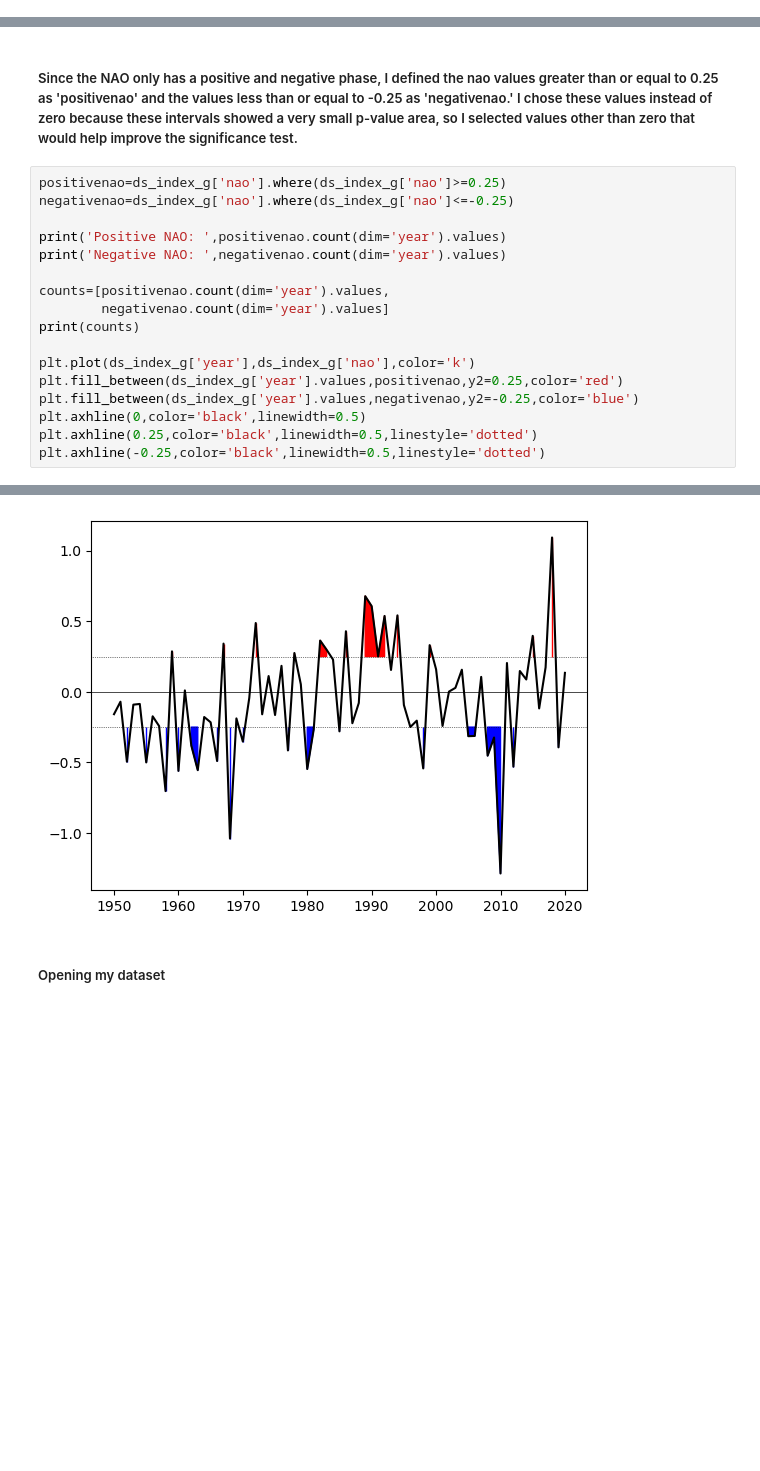
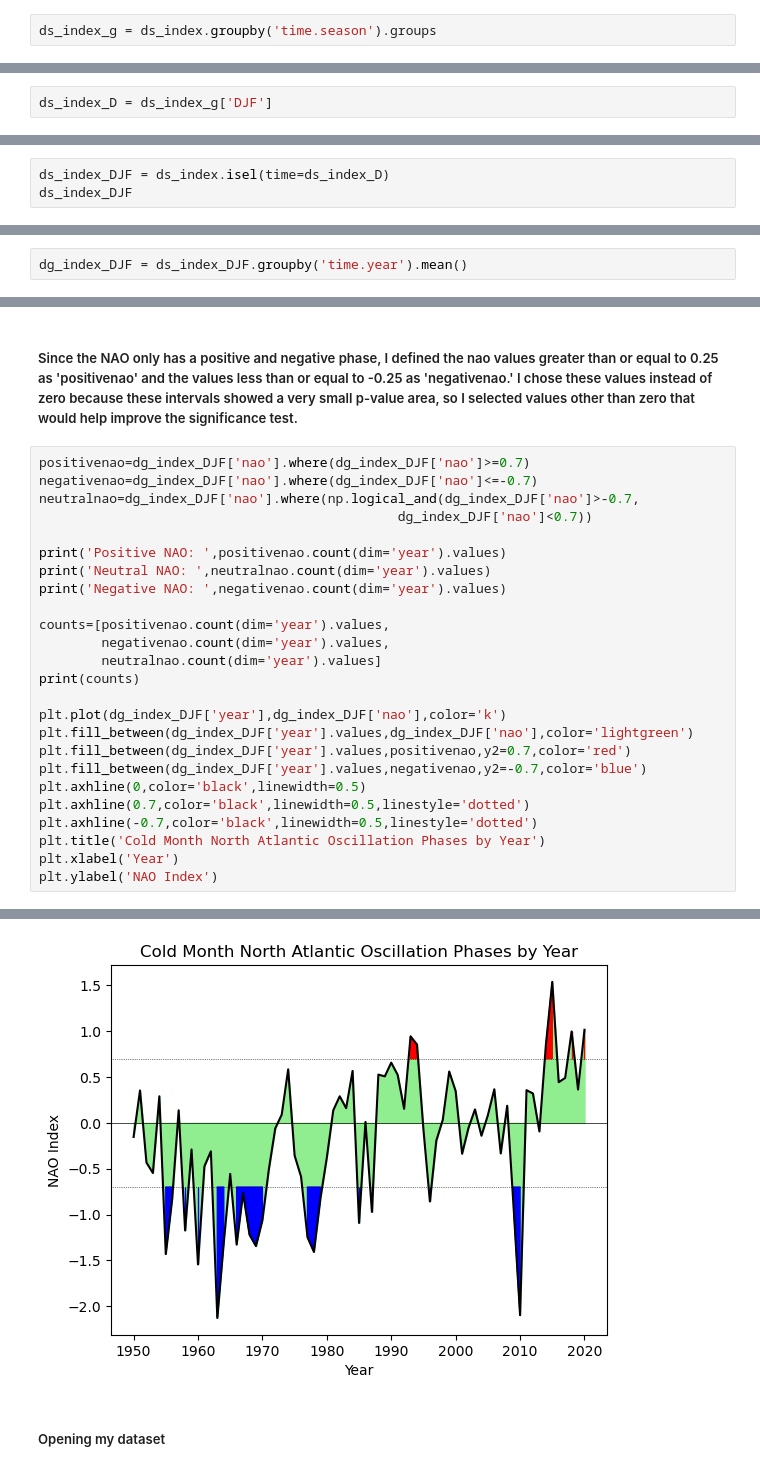
Before and after one commit to JStiles9552/Assignment_3_CLIM_680, a Jupyter notebook: Assignment_3_Revised.ipynb, the cells around one changed output, grey strips where cells are left out. Cells and saved outputs as stored; diff of their text form; blank space fills up the shorter version.

```diff
--- a/Assignment_3_Revised.ipynb
+++ b/Assignment_3_Revised.ipynb
@@ -63,0 +68,2 @@ Data variables:
+# %%
+ds_index_g = ds_index.groupby('time.season').groups
@@ -63,0 +72,2 @@ Data variables:
+# %%
+ds_index_D = ds_index_g['DJF']
@@ -63,0 +76,3 @@ Data variables:
+# %%
+ds_index_DJF = ds_index.isel(time=ds_index_D)
+ds_index_DJF
@@ -68 +88,3 @@ ds_index_g = ds_index.groupby('time.year').mean()
+# %%
+dg_index_DJF = ds_index_DJF.groupby('time.year').mean()
 # %%
@@ -73,20 +98,28 @@ plt.plot(ds_index_g['year'], ds_index_g['nao'])
 # %% [markdown]
 ##### Since the NAO only has a positive and negative phase, I defined the nao values greater than or equal to 0.25 as 'positivenao' and the values less than or equal to -0.25 as 'negativenao.' I chose these values instead of zero because these intervals showed a very small p-value area, so I selected values other than zero that would help improve the significance test.
 # %%
-positivenao=ds_index_g['nao'].where(ds_index_g['nao']>=0.25)
-negativenao=ds_index_g['nao'].where(ds_index_g['nao']<=-0.25)
+positivenao=dg_index_DJF['nao'].where(dg_index_DJF['nao']>=0.7)
+negativenao=dg_index_DJF['nao'].where(dg_index_DJF['nao']<=-0.7)
+neutralnao=dg_index_DJF['nao'].where(np.logical_and(dg_index_DJF['nao']>-0.7,
+                                              dg_index_DJF['nao']<0.7))
 
 print('Positive NAO: ',positivenao.count(dim='year').values)
+print('Neutral NAO: ',neutralnao.count(dim='year').values)
 print('Negative NAO: ',negativenao.count(dim='year').values)
 
 counts=[positivenao.count(dim='year').values,
-        negativenao.count(dim='year').values]
+        negativenao.count(dim='year').values,
+        neutralnao.count(dim='year').values]
 print(counts)
 
-plt.plot(ds_index_g['year'],ds_index_g['nao'],color='k')
-plt.fill_between(ds_index_g['year'].values,positivenao,y2=0.25,color='red')
-plt.fill_between(ds_index_g['year'].values,negativenao,y2=-0.25,color='blue')
+plt.plot(dg_index_DJF['year'],dg_index_DJF['nao'],color='k')
+plt.fill_between(dg_index_DJF['year'].values,dg_index_DJF['nao'],color='lightgreen')
+plt.fill_between(dg_index_DJF['year'].values,positivenao,y2=0.7,color='red')
+plt.fill_between(dg_index_DJF['year'].values,negativenao,y2=-0.7,color='blue')
 plt.axhline(0,color='black',linewidth=0.5)
-plt.axhline(0.25,color='black',linewidth=0.5,linestyle='dotted')
-plt.axhline(-0.25,color='black',linewidth=0.5,linestyle='dotted')
+plt.axhline(0.7,color='black',linewidth=0.5,linestyle='dotted')
+plt.axhline(-0.7,color='black',linewidth=0.5,linestyle='dotted')
+plt.title('Cold Month North Atlantic Oscillation Phases by Year')
+plt.xlabel('Year')
+plt.ylabel('NAO Index')
 # %% [output]
@@ -97,4 +131,4 @@ Negative NAO:  21
-[figure, old version]
+[figure, new version]
 # %% [markdown]
 ##### Opening my dataset
 # %%
```
Also changed, not shown: parts of 31 cells of this notebook.
